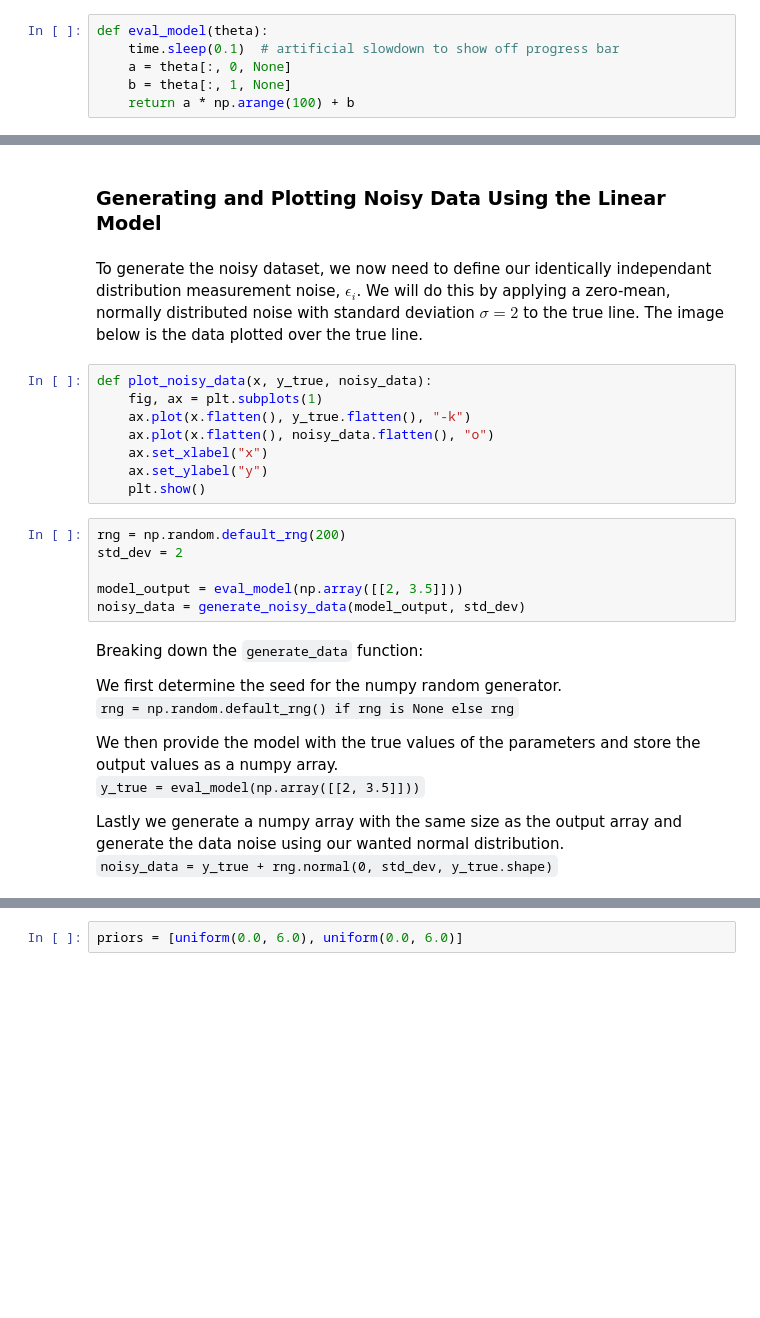
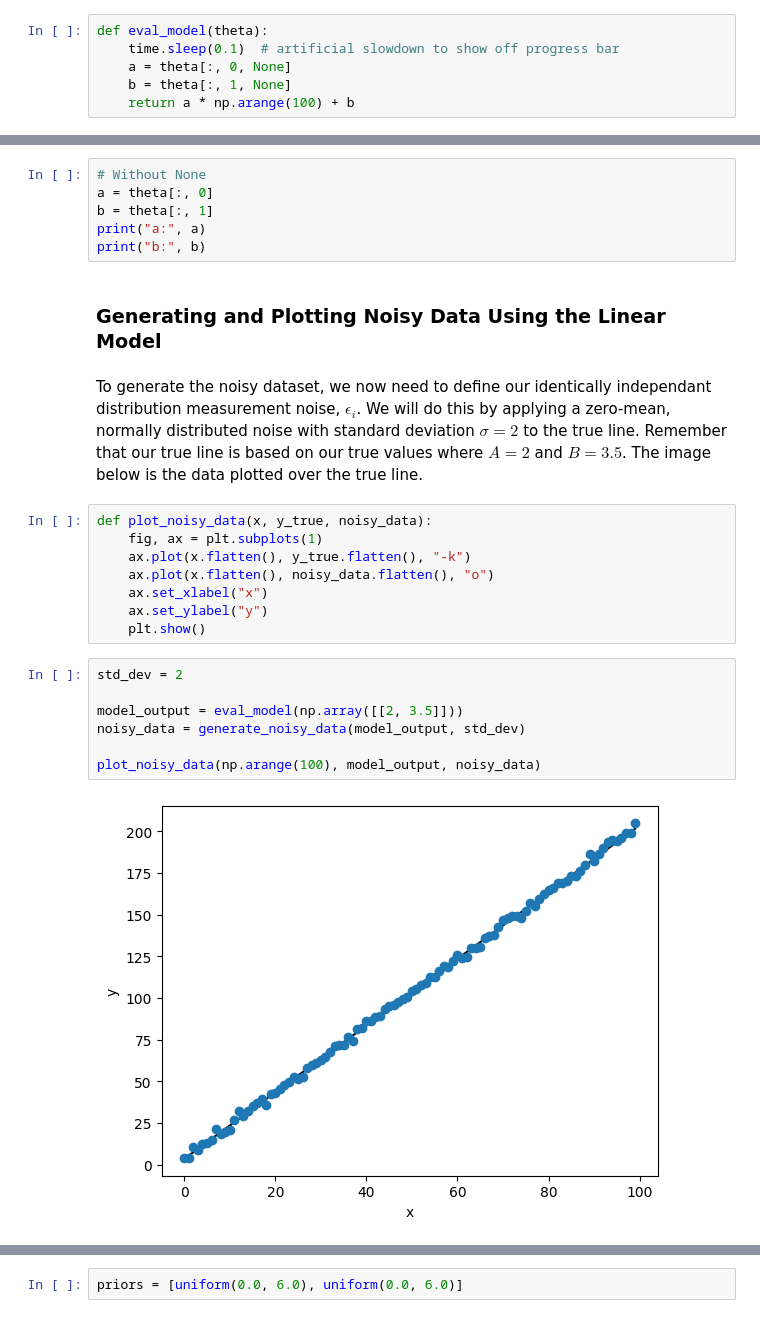
Before and after one commit to XxJuliaTruongxX/SMCPy, a Jupyter notebook: examples/simple_example/run_example_adaptive.ipynb, the cells around one changed output, grey strips where cells are left out. Drawn from its saved outputs; the diff is of its cells as text; blank space fills up the shorter version.

```diff
--- a/examples/simple_example/run_example_adaptive.ipynb
+++ b/examples/simple_example/run_example_adaptive.ipynb
@@ -132,7 +66,13 @@ a =
+# %%
+# Without None
+a = theta[:, 0]
+b = theta[:, 1]
+print("a:", a)
+print("b:", b)
 # %% [markdown]
 ### Generating and Plotting Noisy Data Using the Linear Model
 # %% [markdown]
-To generate the noisy dataset, we now need to define our identically independant distribution measurement noise, $\epsilon_i$. We will do this by applying a zero-mean, normally distributed noise with standard deviation $\sigma=2$ to the true line. The image below is the data plotted over the true line.
+To generate the noisy dataset, we now need to define our identically independant distribution measurement noise, $\epsilon_i$. We will do this by applying a zero-mean, normally distributed noise with standard deviation $\sigma=2$ to the true line. Remember that our true line is based on our true values where $A = 2$ and $B = 3.5$. The image below is the data plotted over the true line.
 # %%
 def plot_noisy_data(x, y_true, noisy_data):
     fig, ax = plt.subplots(1)
@@ -142,21 +82,13 @@ def plot_noisy_data(x, y_true, noisy_data):
     ax.set_ylabel("y")
     plt.show()
 # %%
-rng = np.random.default_rng(200)
 std_dev = 2
 
 model_output = eval_model(np.array([[2, 3.5]]))
 noisy_data = generate_noisy_data(model_output, std_dev)
+
+plot_noisy_data(np.arange(100), model_output, noisy_data)
+# %% [output]
+[figure, added]
-# %% [markdown]
-Breaking down the `generate_data` function:
-
-We first determine the seed for the numpy random generator.  <br />
-`rng = np.random.default_rng() if rng is None else rng`
-
-We then provide the model with the true values of the parameters and store the output values as a numpy array. <br />
-`y_true = eval_model(np.array([[2, 3.5]]))`
-
-Lastly we generate a numpy array with the same size as the output array and generate the data noise using our wanted normal distribution. <br />
-`noisy_data = y_true + rng.normal(0, std_dev, y_true.shape)`
 # %% [markdown]
 ### Providing Prior Distributions
```
Also changed, not shown: parts of 9 cells of this notebook, 2 other files.
